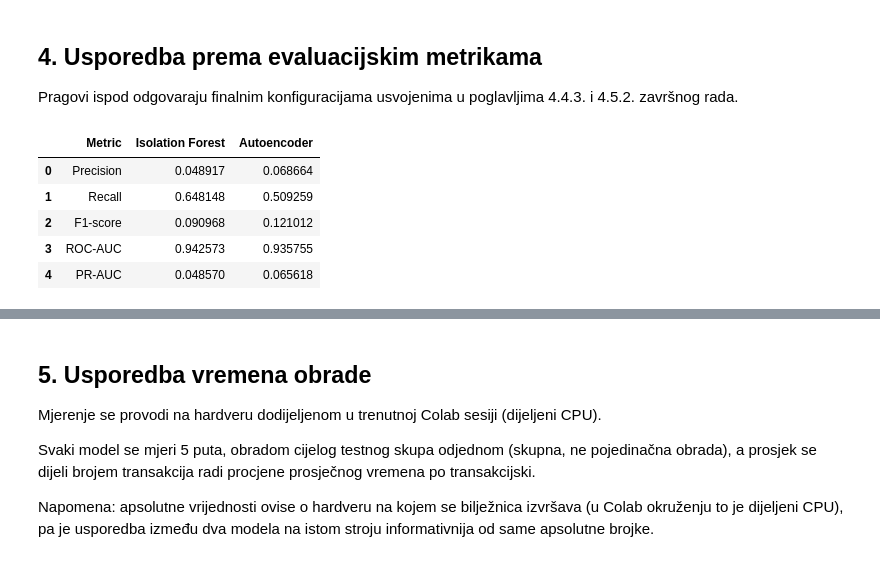
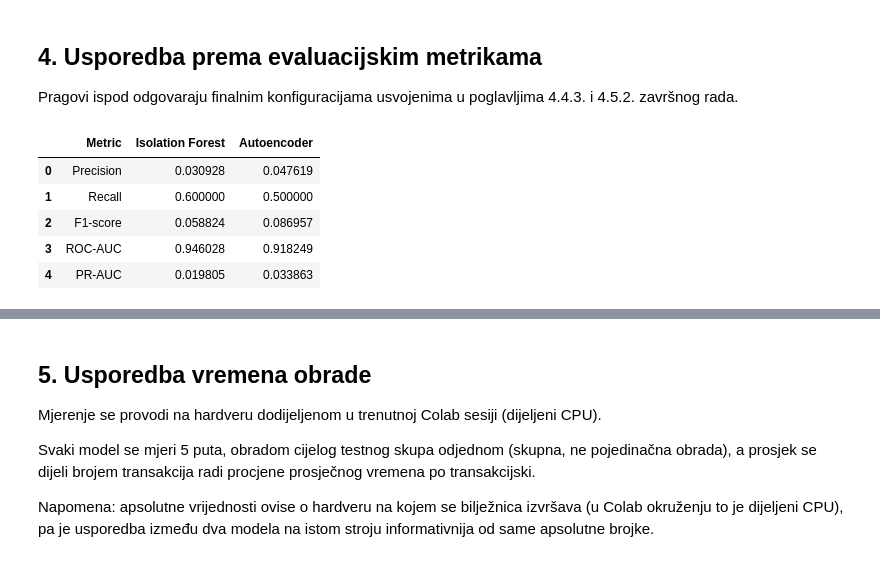
Before and after one commit to klarastankovic/anomaly-detection, a Jupyter notebook: model_comparison.ipynb, the cells around one changed output, grey strips where cells are left out. Cells and saved outputs as stored; diff of their text form; code cells hidden in the pictures.

```diff
--- a/model_comparison.ipynb
+++ b/model_comparison.ipynb
@@ -79,2 +45,6 @@ Saving autoencoder_model.keras to autoencoder_model.keras
 Saving isolation_forest_model.pkl to isolation_forest_model.pkl
 Saving time_scaler_if.pkl to time_scaler_if.pkl
+# %%
+amount_scaler = joblib.load('amount_scaler_if.pkl')
+time_scaler = joblib.load('time_scaler_if.pkl')
+print("Both scalers uploaded successfully.")
@@ -81,8 +83,10 @@ Saving time_scaler_if.pkl to time_scaler_if.pkl
 # %%
-IF_THRESHOLD = 0.4959
-AE_THRESHOLD = 1.5669
+bundle = joblib.load('isolation_forest_model.pkl')
 
-iso_forest = joblib.load('isolation_forest_model.pkl')
+IF_THRESHOLD = bundle['threshold']
+AE_THRESHOLD = joblib.load('autoencoder_threshold.pkl')
+
+iso_forest = bundle['model']
 autoencoder = keras.models.load_model('autoencoder_model.keras')
 
 print("Both models uploaded successfully.")
@@ -93,10 +97,10 @@ Both models uploaded successfully.
 
 Za Isolation Forest koristi se već ustaljena konvencija (veći rezultat = veća anomalnost), a za autoenkoder pogreška rekonstrukcije (srednja kvadratna pogreška po transakciji).
 # %%
-if_scores = -iso_forest.score_samples(X_test)
+if_scores = -iso_forest.score_samples(X_val)
 
-ae_reconstructed = autoencoder.predict(X_test, verbose=0)
-ae_scores = np.mean(np.square(X_test - ae_reconstructed), axis=1)
+ae_reconstructed = autoencoder.predict(X_val, verbose=0)
+ae_scores = np.mean(np.square(X_val.values - ae_reconstructed), axis=1)
 # %% [markdown]
 ## 4. Usporedba prema evaluacijskim metrikama
 
@@ -104,30 +108,30 @@ Pragovi ispod odgovaraju finalnim konfiguracijama usvojenima u poglavljima 4.4.3
 # %%
 if_pred = (if_scores >= IF_THRESHOLD).astype(int)
 ae_pred = (ae_scores > AE_THRESHOLD).astype(int)
 
 comparison = pd.DataFrame({
     'Metric': ['Precision', 'Recall', 'F1-score', 'ROC-AUC', 'PR-AUC'],
     'Isolation Forest': [
-        precision_score(y_test, if_pred),
-        recall_score(y_test, if_pred),
-        f1_score(y_test, if_pred),
-        roc_auc_score(y_test, if_scores),
-        average_precision_score(y_test, if_scores)
+        precision_score(y_val, if_pred),
+        recall_score(y_val, if_pred),
+        f1_score(y_val, if_pred),
+        roc_auc_score(y_val, if_scores),
+        average_precision_score(y_val, if_scores)
     ],
     'Autoencoder': [
-        precision_score(y_test, ae_pred),
-        recall_score(y_test, ae_pred),
-        f1_score(y_test, ae_pred),
-        roc_auc_score(y_test, ae_scores),
-        average_precision_score(y_test, ae_scores)
+        precision_score(y_val, ae_pred),
+        recall_score(y_val, ae_pred),
+        f1_score(y_val, ae_pred),
+        roc_auc_score(y_val, ae_scores),
+        average_precision_score(y_val, ae_scores)
     ]
 })
 comparison
 # %% [output]
 |  | Metric | Isolation Forest | Autoencoder |
-| 0 | Precision | 0.048917 | 0.068664 |
-| 1 | Recall | 0.648148 | 0.509259 |
-| 2 | F1-score | 0.090968 | 0.121012 |
-| 3 | ROC-AUC | 0.942573 | 0.935755 |
-| 4 | PR-AUC | 0.048570 | 0.065618 |
+| 0 | Precision | 0.030928 | 0.047619 |
+| 1 | Recall | 0.600000 | 0.500000 |
+| 2 | F1-score | 0.058824 | 0.086957 |
+| 3 | ROC-AUC | 0.946028 | 0.918249 |
+| 4 | PR-AUC | 0.019805 | 0.033863 |
 # %%
```
Also changed, not shown: parts of 15 cells of this notebook, 3 other files.
